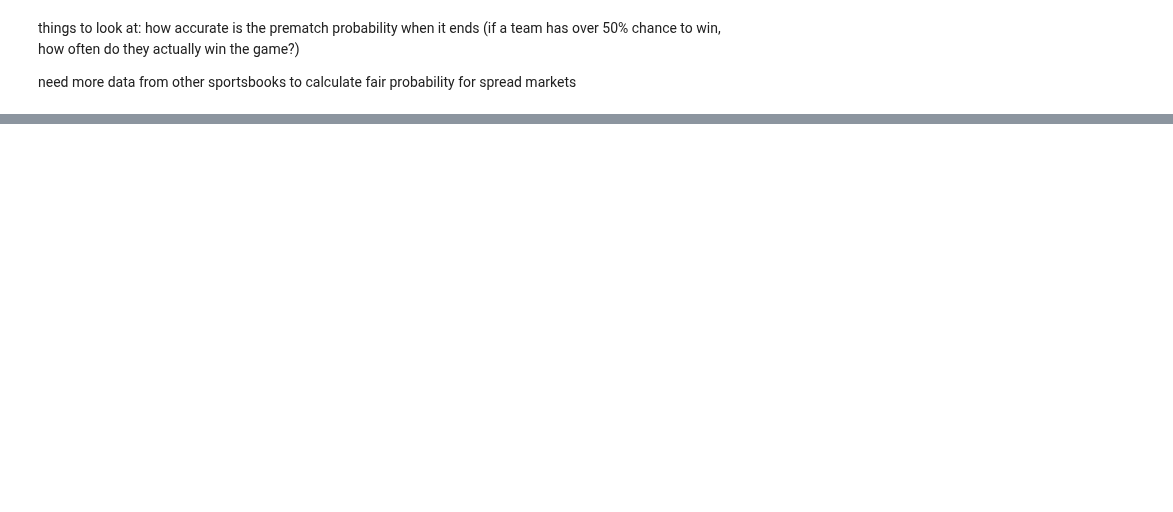
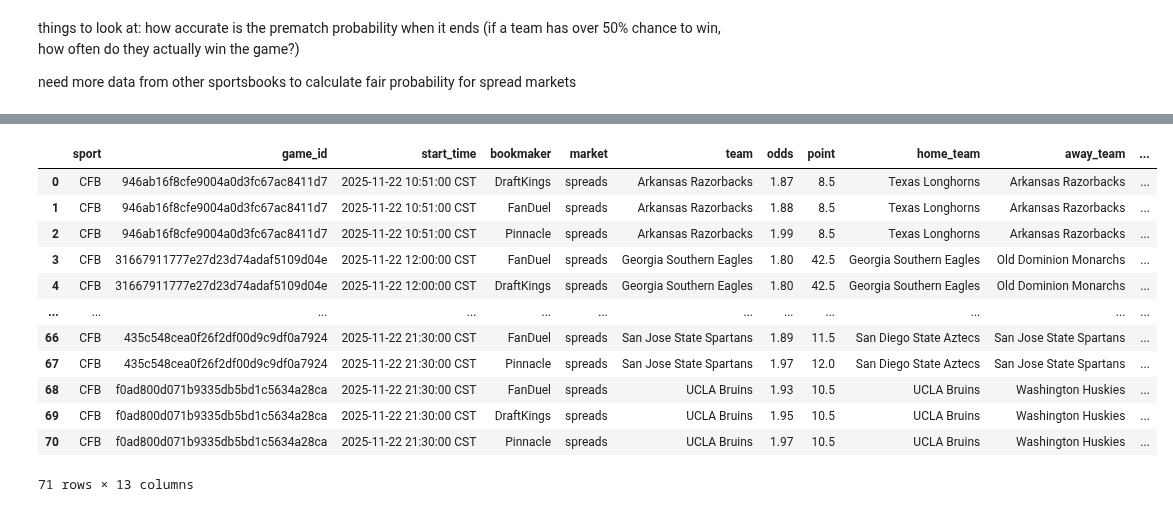
Before and after one commit to bassuaz24/kalshi_bets, a Jupyter notebook: jupyter_archive/cbb_data_analysis.ipynb, the cells around one changed output, grey strips where cells are left out. Saved outputs shown, nothing was run; the diff lists cells and outputs as text; code cells hidden in the pictures; blank space fills up the shorter version.

```diff
--- a/jupyter_archive/cbb_data_analysis.ipynb
+++ b/jupyter_archive/cbb_data_analysis.ipynb
@@ -286,3 +316,19 @@ combined_winners_df.loc[(combined_winners_df['avg_fair_prb'] > combined_winners_
+# %%
+odds_spreads_df
+# %% [output]
+|  | sport | game_id | start_time | bookmaker | market | team | odds | point | home_team | away_team | ... |
+| 0 | CFB | 946ab16f8cfe9004a0d3fc67ac8411d7 | 2025-11-22 10:51:00 CST | DraftKings | spreads | Arkansas Razorbacks | 1.87 | 8.5 | Texas Longhorns | Arkansas Razorbacks | ... |
+| 1 | CFB | 946ab16f8cfe9004a0d3fc67ac8411d7 | 2025-11-22 10:51:00 CST | FanDuel | spreads | Arkansas Razorbacks | 1.88 | 8.5 | Texas Longhorns | Arkansas Razorbacks | ... |
+| 2 | CFB | 946ab16f8cfe9004a0d3fc67ac8411d7 | 2025-11-22 10:51:00 CST | Pinnacle | spreads | Arkansas Razorbacks | 1.99 | 8.5 | Texas Longhorns | Arkansas Razorbacks | ... |
+| 3 | CFB | 31667911777e27d23d74adaf5109d04e | 2025-11-22 12:00:00 CST | FanDuel | spreads | Georgia Southern Eagles | 1.80 | 42.5 | Georgia Southern Eagles | Old Dominion Monarchs | ... |
+| 4 | CFB | 31667911777e27d23d74adaf5109d04e | 2025-11-22 12:00:00 CST | DraftKings | spreads | Georgia Southern Eagles | 1.80 | 42.5 | Georgia Southern Eagles | Old Dominion Monarchs | ... |
+| ... | ... | ... | ... | ... | ... | ... | ... | ... | ... | ... | ... |
+| 66 | CFB | 435c548cea0f26f2df00d9c9df0a7924 | 2025-11-22 21:30:00 CST | FanDuel | spreads | San Jose State Spartans | 1.89 | 11.5 | San Diego State Aztecs | San Jose State Spartans | ... |
+| 67 | CFB | 435c548cea0f26f2df00d9c9df0a7924 | 2025-11-22 21:30:00 CST | Pinnacle | spreads | San Jose State Spartans | 1.97 | 12.0 | San Diego State Aztecs | San Jose State Spartans | ... |
+| 68 | CFB | f0ad800d071b9335db5bd1c5634a28ca | 2025-11-22 21:30:00 CST | FanDuel | spreads | UCLA Bruins | 1.93 | 10.5 | UCLA Bruins | Washington Huskies | ... |
+| 69 | CFB | f0ad800d071b9335db5bd1c5634a28ca | 2025-11-22 21:30:00 CST | DraftKings | spreads | UCLA Bruins | 1.95 | 10.5 | UCLA Bruins | Washington Huskies | ... |
+| 70 | CFB | f0ad800d071b9335db5bd1c5634a28ca | 2025-11-22 21:30:00 CST | Pinnacle | spreads | UCLA Bruins | 1.97 | 10.5 | UCLA Bruins | Washington Huskies | ... |
+71 rows × 13 columns
 # %%
 kalshi_cols = ['ticker', 'yes_bid', 'yes_ask', 'team', 'points']
 odds_cols = ['market', 'start_time', 'team', 'home_team', 'away_team', 'avg_fair_prb', 'point']
```
Also changed, not shown: parts of 10 cells of this notebook.
